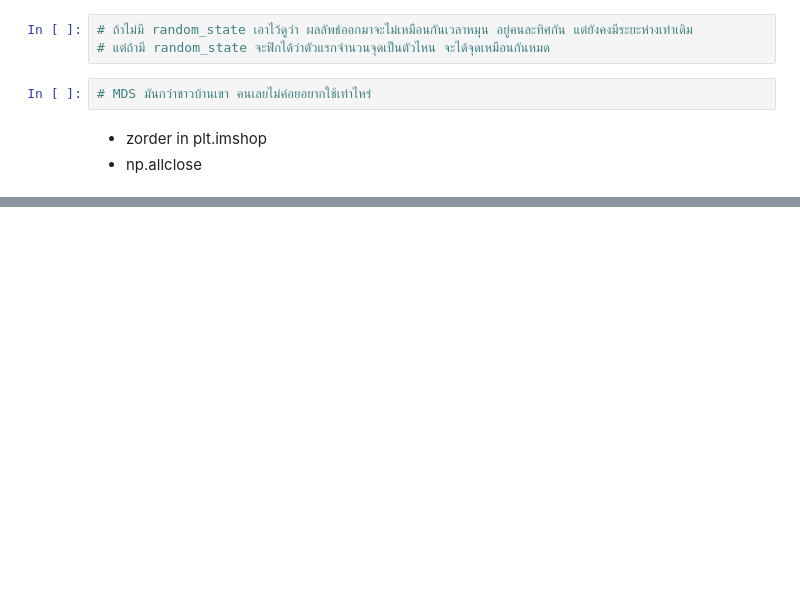
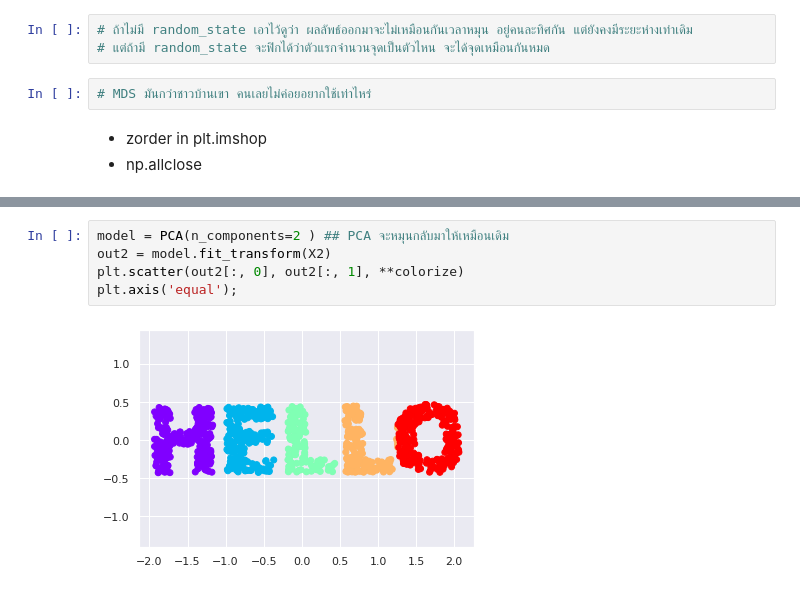
Before and after one commit to SupawadeeKhamthuy/multivariate, a Jupyter notebook: Chapter4_MDS.ipynb, the cells around one changed output, grey strips where cells are left out. Saved outputs shown, nothing was run; the diff lists cells and outputs as text; blank space fills up the shorter version.

```diff
--- a/Chapter4_MDS.ipynb
+++ b/Chapter4_MDS.ipynb
@@ -255,0 +283,7 @@ plt.axis('equal');
+# %%
+model = PCA(n_components=2 ) ## PCA จะหมุนกลับมาให้เหมือนเดิม
+out2 = model.fit_transform(X2)
+plt.scatter(out2[:, 0], out2[:, 1], **colorize)
+plt.axis('equal');
+# %% [output]
+[figure, added]
```
Also changed, not shown: parts of 14 cells of this notebook.
